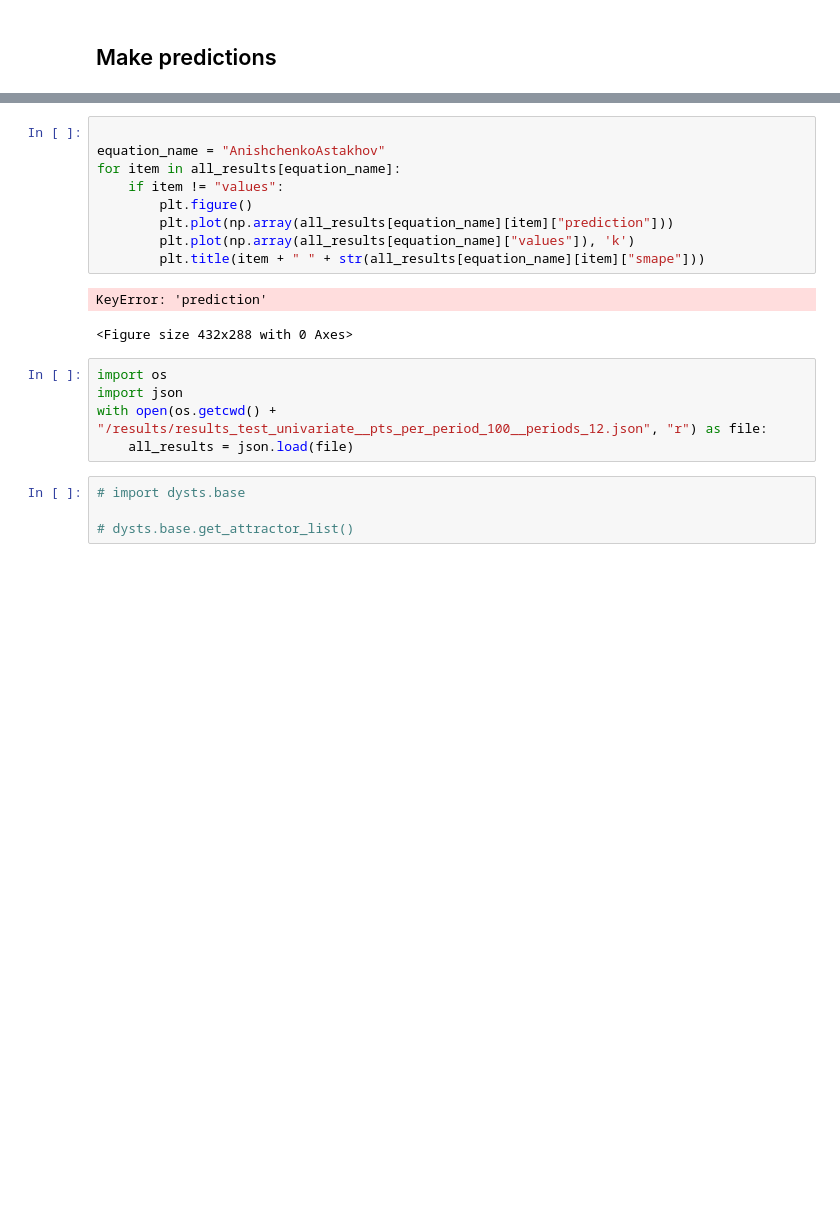
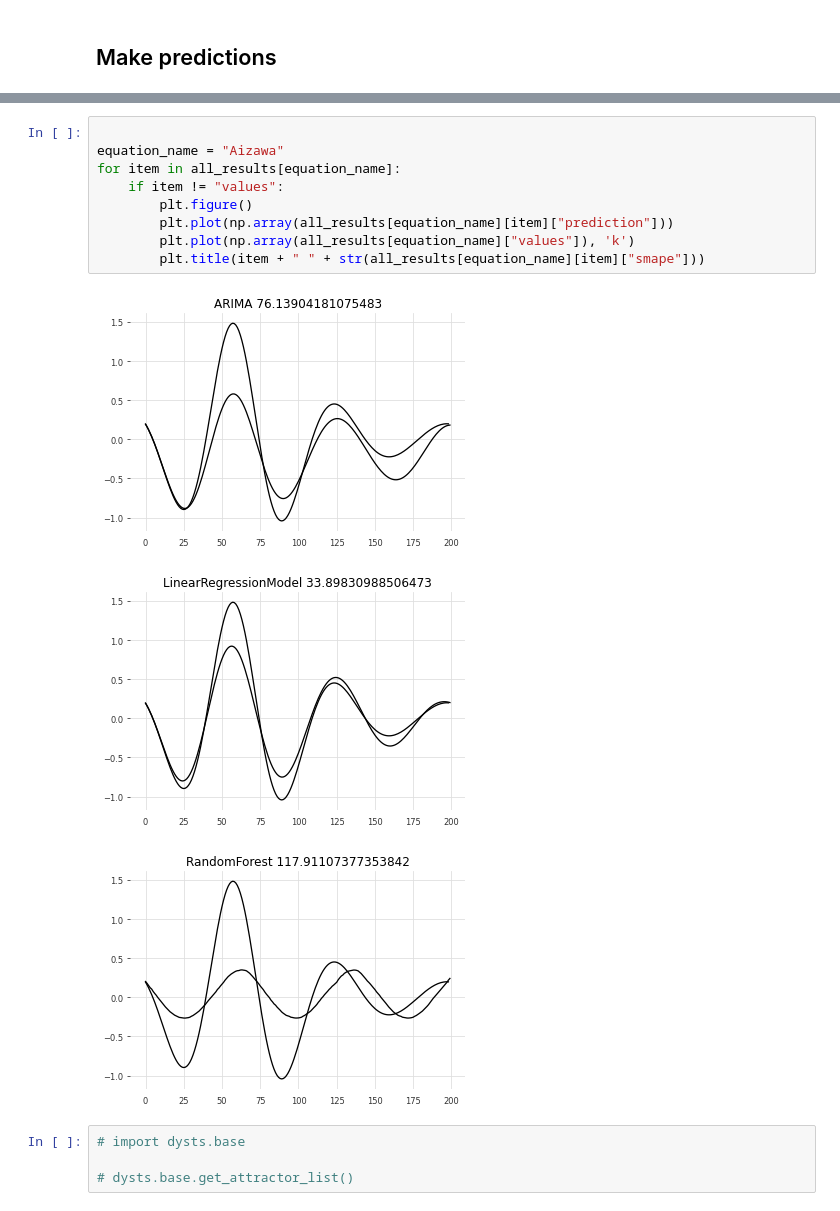
Before and after one commit to williamgilpin/dysts, a Jupyter notebook: benchmarks/forecasting_benchmarks.ipynb, the cells around one changed output, grey strips where cells are left out. Cells and saved outputs as stored; diff of their text form; blank space fills up the shorter version.

```diff
--- a/benchmarks/forecasting_benchmarks.ipynb
+++ b/benchmarks/forecasting_benchmarks.ipynb
@@ -49,20 +56,16 @@ dict_keys(['Aizawa', 'AnishchenkoAstakhov', 'Arneodo', 'ArnoldBeltramiChildress'
 # %%
 
-equation_name = "AnishchenkoAstakhov"
+equation_name = "Aizawa"
 for item in all_results[equation_name]:
     if item != "values":
         plt.figure()
         plt.plot(np.array(all_results[equation_name][item]["prediction"]))
         plt.plot(np.array(all_results[equation_name]["values"]), 'k')
         plt.title(item + " " + str(all_results[equation_name][item]["smape"]))
 # %% [output]
-KeyError: 'prediction'
-<Figure size 432x288 with 0 Axes>
+[figure, added]
+[figure, added]
+[figure, added]
-# %%
-import os
-import json
-with open(os.getcwd() + "/results/results_test_univariate__pts_per_period_100__periods_12.json", "r") as file:
-    all_results = json.load(file)
 # %%
 # import dysts.base
 
```
Also changed, not shown: parts of 3 cells of this notebook, 2 other files.
